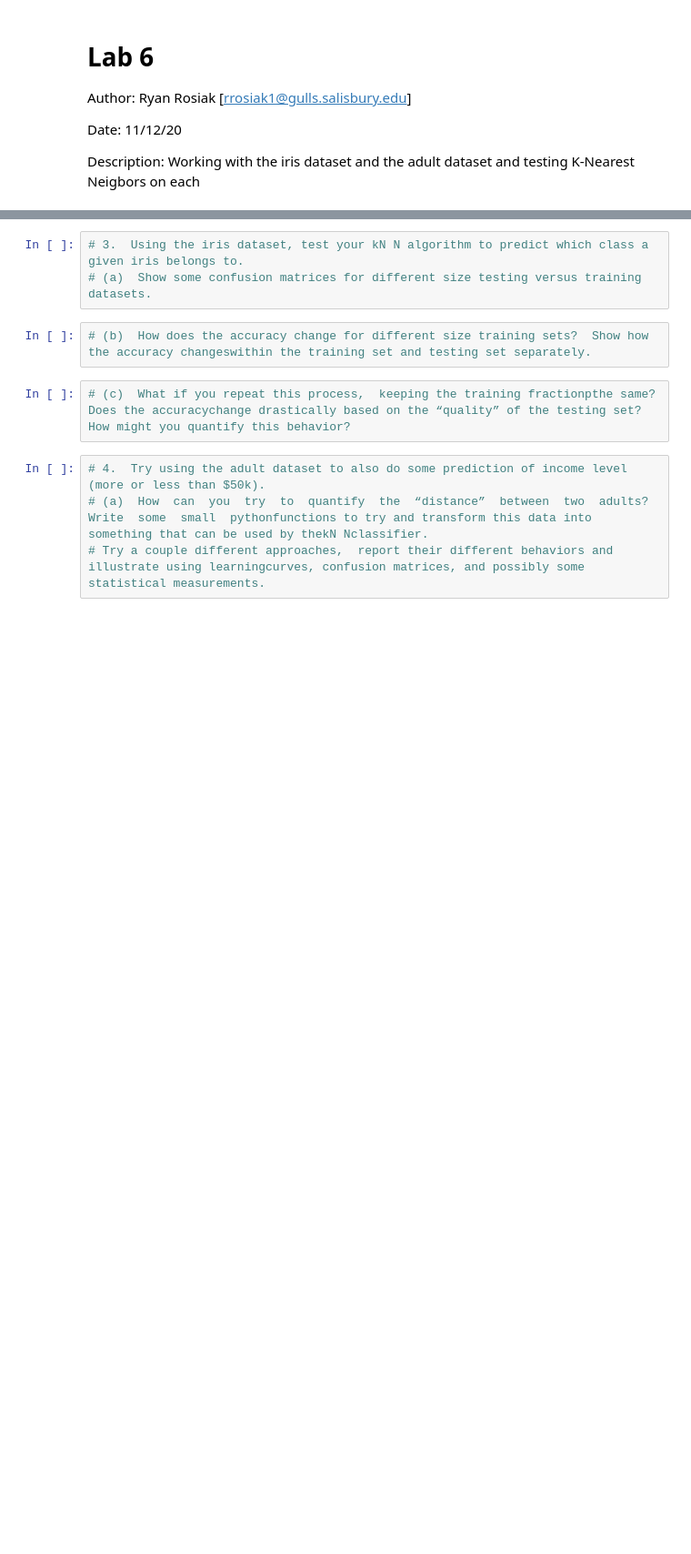
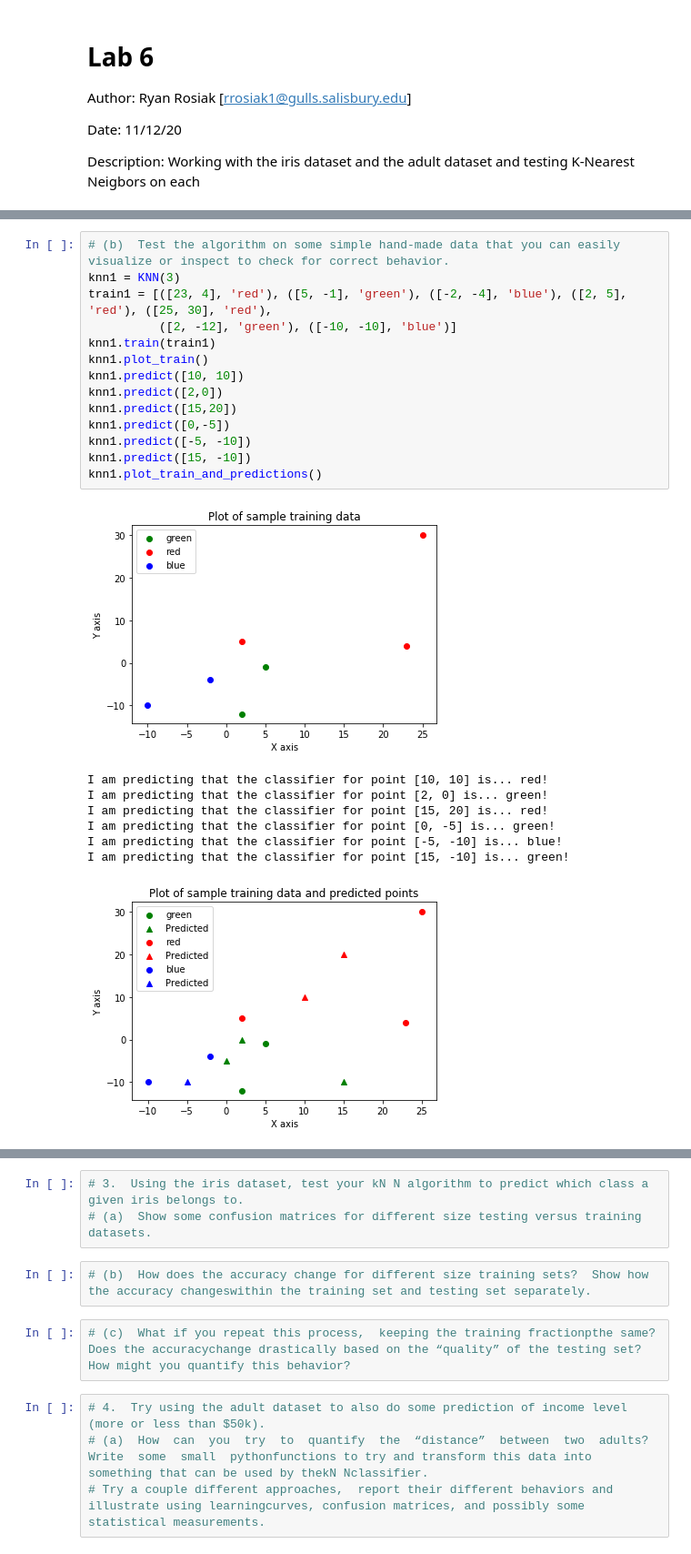
Before and after one commit to spa542/COSC311, a Jupyter notebook: Lab6/Lab6.ipynb, the cells around one changed output, grey strips where cells are left out. Shown at 91% size. Cells and saved outputs as stored; diff of their text form; blank space fills up the shorter version.

```diff
--- a/Lab6/Lab6.ipynb
+++ b/Lab6/Lab6.ipynb
@@ -23 +141,24 @@ import random # Random library
+# %%
+# (b)  Test the algorithm on some simple hand-made data that you can easily visualize or inspect to check for correct behavior.
+knn1 = KNN(3)
+train1 = [([23, 4], 'red'), ([5, -1], 'green'), ([-2, -4], 'blue'), ([2, 5], 'red'), ([25, 30], 'red'),
+          ([2, -12], 'green'), ([-10, -10], 'blue')]
+knn1.train(train1)
+knn1.plot_train()
+knn1.predict([10, 10])
+knn1.predict([2,0])
+knn1.predict([15,20])
+knn1.predict([0,-5])
+knn1.predict([-5, -10])
+knn1.predict([15, -10])
+knn1.plot_train_and_predictions()
+# %% [output]
+[figure, added]
+I am predicting that the classifier for point [10, 10] is... red!
+I am predicting that the classifier for point [2, 0] is... green!
+I am predicting that the classifier for point [15, 20] is... red!
+I am predicting that the classifier for point [0, -5] is... green!
+I am predicting that the classifier for point [-5, -10] is... blue!
+I am predicting that the classifier for point [15, -10] is... green!
+[figure, added]
 # %%
```
Also changed, not shown: parts of 6 cells of this notebook, 1 other file.
